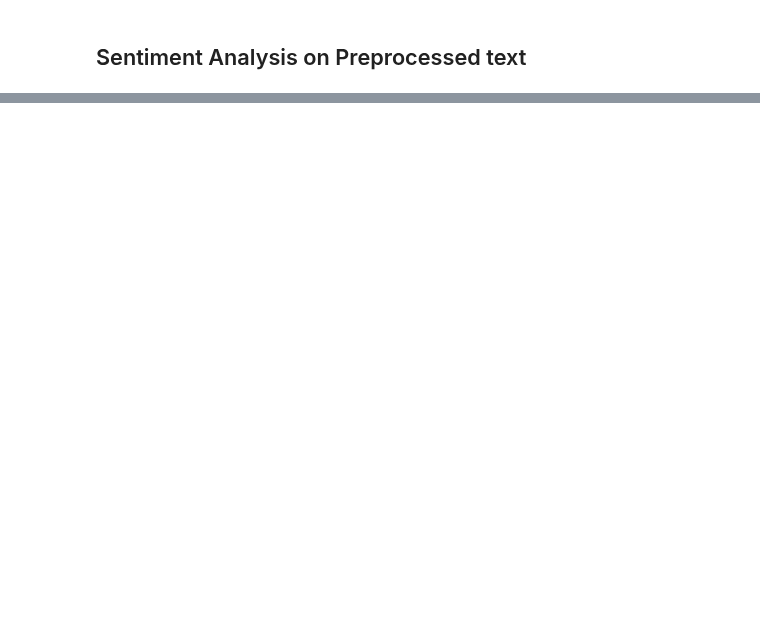
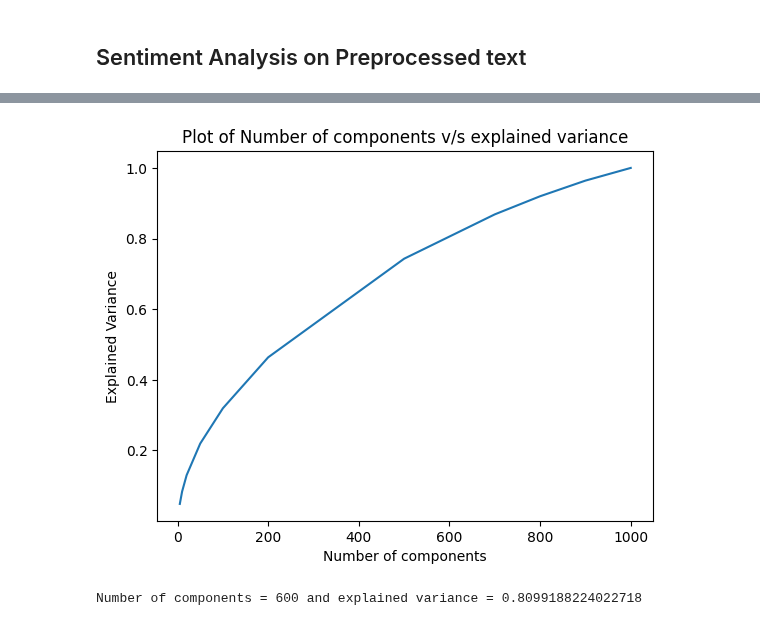
Before and after one commit to hilarylimyuxuan/Book-Recommendation-System, a Jupyter notebook: Modelling.ipynb, the cells around one changed output, grey strips where cells are left out. Cells and saved outputs as stored; diff of their text form; code cells hidden in the pictures; blank space fills up the shorter version.

```diff
--- a/Modelling.ipynb
+++ b/Modelling.ipynb
@@ -140,4 +161,5 @@ display(book_rec_df.head())
 # %%
 from sklearn.feature_extraction.text import TfidfVectorizer
-tf = TfidfVectorizer()
-tfidf_matrix = tf.fit_transform(book_rec_df['sentence_preprocessed'])
+
+tfidf = TfidfVectorizer(max_df=0.95,min_df=2,stop_words='english',max_features=1000)
+tfidf_matrix = tfidf.fit_transform(book_rec_df['sentence_preprocessed'])
@@ -143,0 +186,15 @@ tfidf_matrix = tf.fit_transform(book_rec_df['sentence_preprocessed'])
+# %%
+from sklearn.decomposition import TruncatedSVD
+import warnings
+warnings.filterwarnings('ignore')
+
+# Find the optimal number of components for Truncated SVD
+no_comp = [5,10,20,50,100,200,500,700,800,900,1000]
+
+# Explained variance ratio for each component of Truncated SVD
+explained = []
+for x in no_comp:
+    svd = TruncatedSVD(n_components=x)
+    svd.fit_transform(tfidf_matrix)
+    explained.append(svd.explained_variance_ratio_.sum())
+    print("Number of components = %r and explained variance = %r"%(x,svd.explained_variance_ratio_.sum()))
@@ -143,0 +213,19 @@ tfidf_matrix = tf.fit_transform(book_rec_df['sentence_preprocessed'])
+# %%
+import matplotlib.pyplot as plt
+
+plt.plot(no_comp, explained)
+plt.xlabel('Number of components')
+plt.ylabel("Explained Variance")
+plt.title("Plot of Number of components v/s explained variance")
+plt.show()
+# %% [output]
+[figure, added]
+# %%
+# Check if components = 600 get 80% of the variance
+explained = []
+svd = TruncatedSVD(n_components=600)
+svd.fit_transform(tfidf_matrix)
+explained.append(svd.explained_variance_ratio_.sum())
+print("Number of components = 600 and explained variance = %r"%(svd.explained_variance_ratio_.sum()))
+# %% [output]
+Number of components = 600 and explained variance = 0.8099188224022718
```
Also changed, not shown: parts of 62 cells of this notebook.
